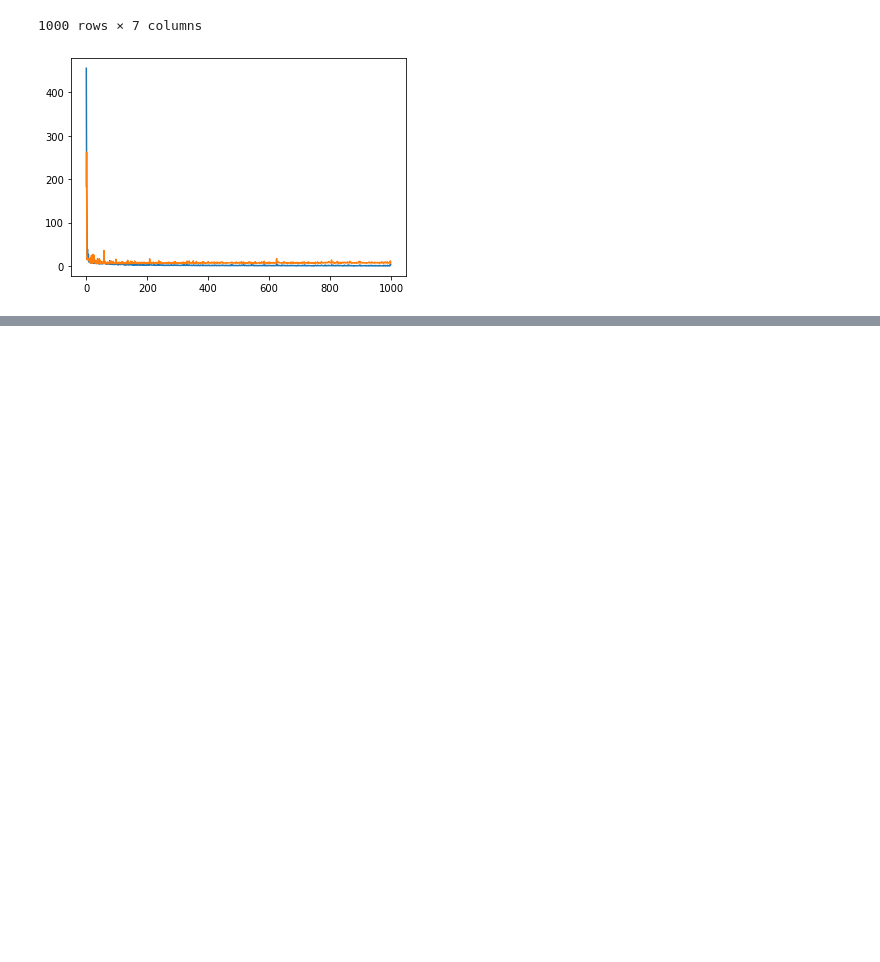
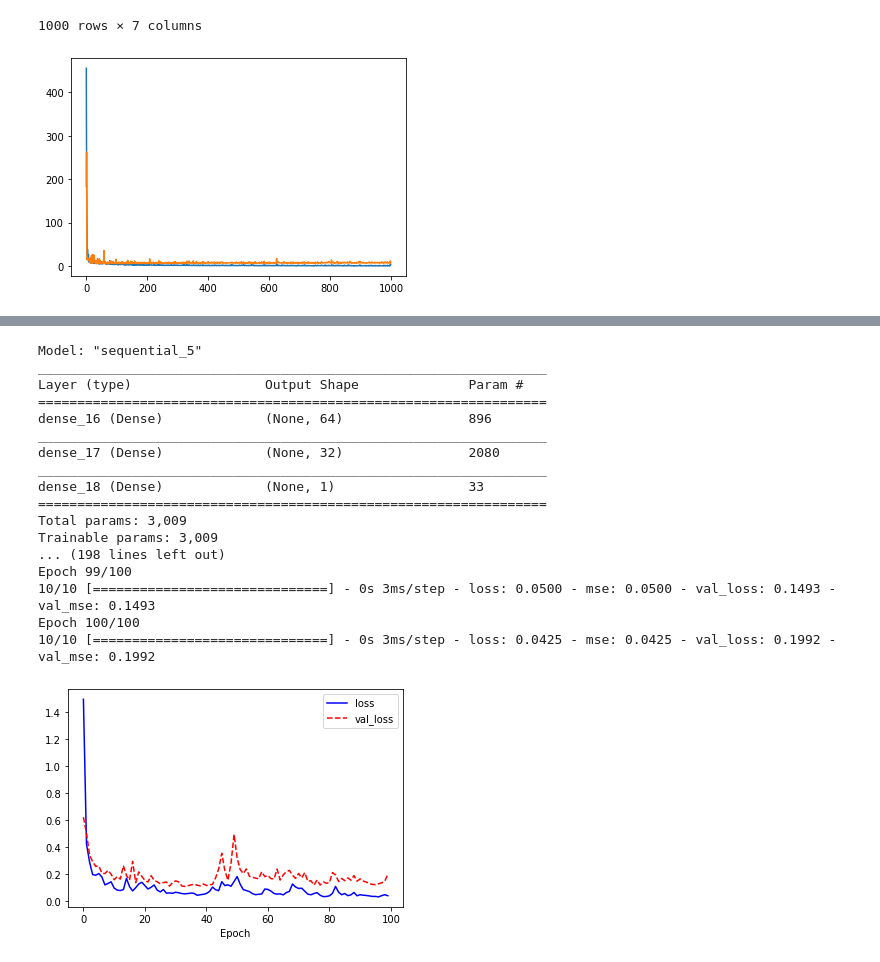
Before and after one commit to clappingmin/deeplearning, a Jupyter notebook: day01.ipynb, the cells around one changed output, grey strips where cells are left out. Saved outputs shown, nothing was run; the diff lists cells and outputs as text; code cells hidden in the pictures; blank space fills up the shorter version.

```diff
--- a/day01.ipynb
+++ b/day01.ipynb
@@ -161,0 +171,73 @@ array([[1.23247e+00, 0.00000e+00, 8.14000e+00, ..., 2.10000e+01,
+# %%
+# from sklearn.preprocessing import StandardScaler
+# scaler = StandardScaler()
+# data = scaler.fit_transform(train_X)
+# data[0]
+
+x_mean = train_X.mean(axis=0)
+x_std = train_X.std(axis=0)
+
+train_X = train_X - x_mean
+train_X = train_X / x_std
+
+test_X = test_X - x_mean
+test_X = test_X / x_std
+
+###################################
+y_mean = train_Y.mean(axis=0)
+y_std = train_Y.std(axis=0)
+
+train_Y = train_Y - y_mean
+train_Y = train_Y / y_std
+
+test_Y = test_Y - y_mean
+test_Y = test_Y / y_std
+
+###################################
+
+model = tf.keras.Sequential([
+    tf.keras.layers.Dense(units=64, activation='relu', input_shape=(13,)),
+    tf.keras.layers.Dense(units=32, activation='relu'),
+    tf.keras.layers.Dense(units=1)
+])
+
+model.compile(optimizer=tf.keras.optimizers.Adam(lr=0.07), loss='mse', metrics="mse")
+model.summary()
+
+##################################
+
+tf.keras.utils.plot_model(model)
+
+##################################
+
+history = model.fit(train_X, train_Y, epochs=100, batch_size=32, validation_split=0.25, verbose=1)
+
+history.history.keys()
+
+##################################
+
+import matplotlib.pyplot as plt
+plt.plot(history.history['loss'], 'b-', label='loss')
+plt.plot(history.history['val_loss'], 'r--', label='val_loss')
+plt.xlabel('Epoch')
+plt.legend()
+plt.show()
+# %% [output]
+Model: "sequential_5"
+_________________________________________________________________
+Layer (type)                 Output Shape              Param #
+=================================================================
+dense_16 (Dense)             (None, 64)                896
+_________________________________________________________________
+dense_17 (Dense)             (None, 32)                2080
+_________________________________________________________________
+dense_18 (Dense)             (None, 1)                 33
+=================================================================
+Total params: 3,009
+Trainable params: 3,009
+... (198 lines left out)
+Epoch 99/100
+10/10 [==============================] - 0s 3ms/step - loss: 0.0500 - mse: 0.0500 - val_loss: 0.1493 - val_mse: 0.1493
+Epoch 100/100
+10/10 [==============================] - 0s 3ms/step - loss: 0.0425 - mse: 0.0425 - val_loss: 0.1992 - val_mse: 0.1992
+[figure, added]
```
Also changed, not shown: parts of 25 cells of this notebook.
